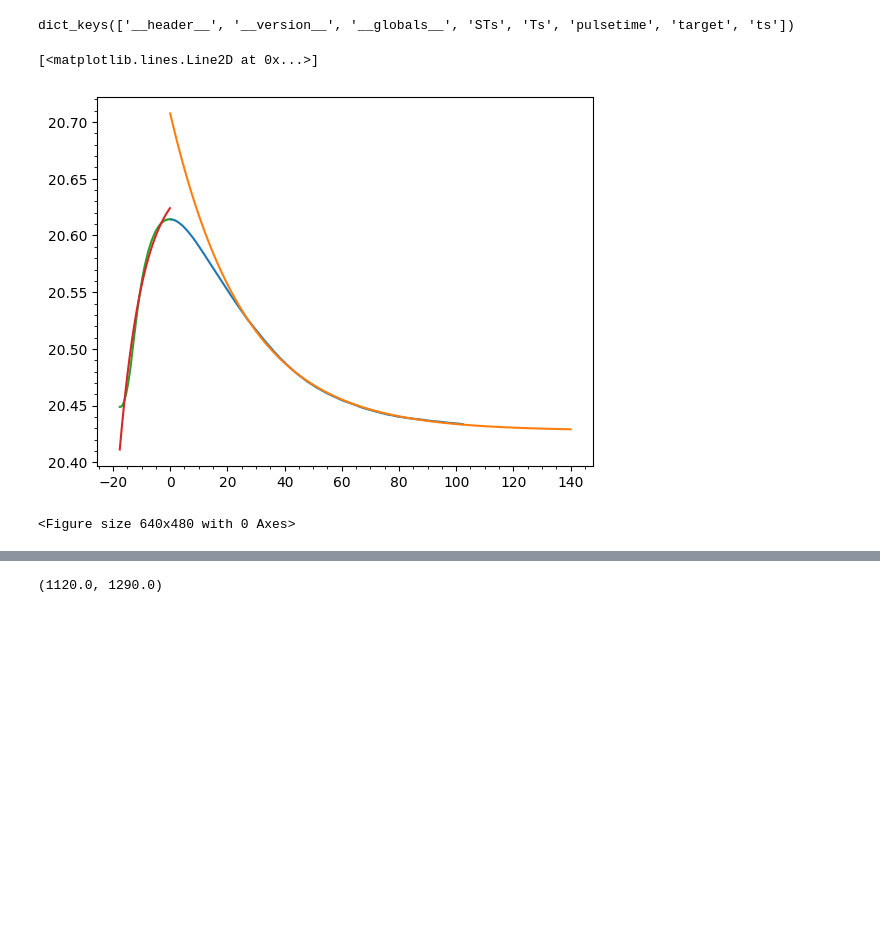
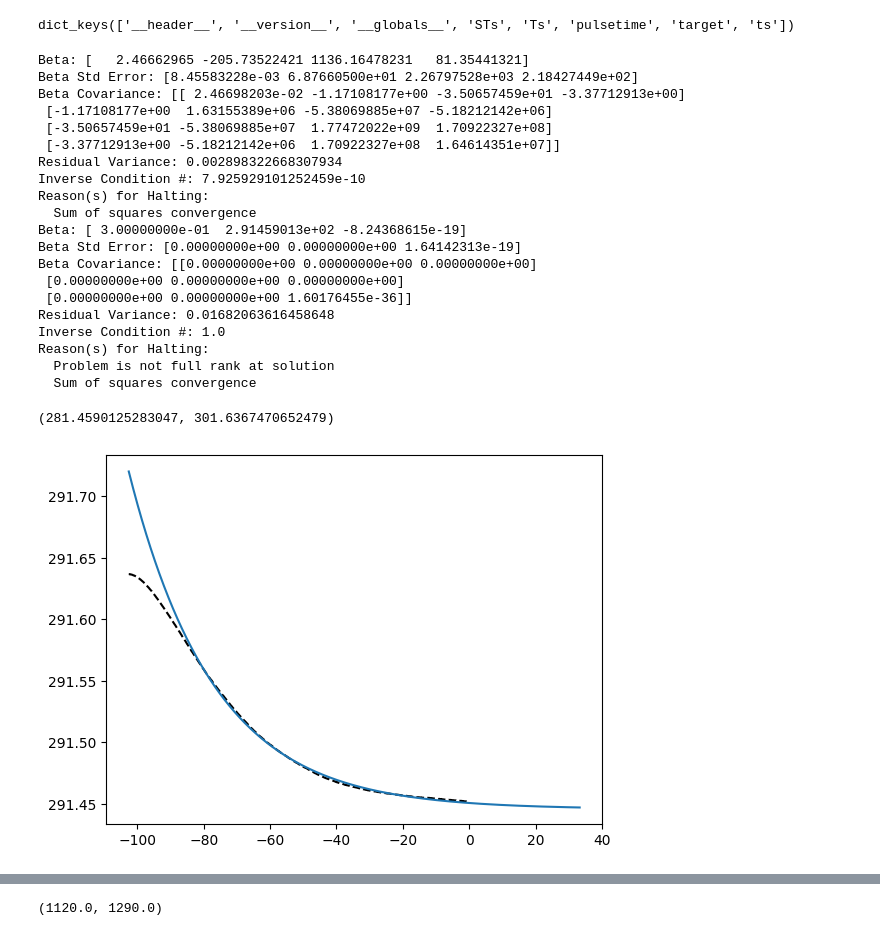
Before and after one commit to cwru-robin/Phys301, a Jupyter notebook: FerroMagnitism/Untitled.ipynb, the cells around one changed output, grey strips where cells are left out. Cells and saved outputs as stored; diff of their text form; code cells hidden in the pictures; blank space fills up the shorter version.

```diff
--- a/FerroMagnitism/Untitled.ipynb
+++ b/FerroMagnitism/Untitled.ipynb
@@ -83,7 +93,7 @@ test7_27[0].keys()
 # %% [output]
 dict_keys(['__header__', '__version__', '__globals__', 'STs', 'Ts', 'pulsetime', 'target', 'ts'])
 # %%
-j=1
+j=6
 rplist=[]
 rclist=[]
 rtaulist=[]
@@ -95,6 +105,7 @@ ftaulist=[]
 plt.figure(0)
 modelfall=Model(tempvtimefallmodel)
 modelrise=Model(tempvtimerisemodel)
+
 for i in test7_27[j:j+1]:
 
     #some use varbles
@@ -102,6 +113,8 @@ for i in test7_27[j:j+1]:
     stop=np.where(find_nearest(i["ts"][0],i["ts"][0][cut]+120)==i["ts"][0])[0][0]
 
     maxi=np.where(np.max(invcalmodel(i["STs"][0][cut:stop:],*calp1))==invcalmodel(i["STs"][0][cut:stop:],*calp1))[0][0]
+
+    mini=np.where(np.min(invcalmodel(i["STs"][0][cut:stop:],*calp1))==invcalmodel(i["STs"][0][cut:stop:],*calp1))[0][0]
 
 
 
@@ -115,52 +128,75 @@ for i in test7_27[j:j+1]:
 
 
     fdata=RealData(i["ts"][0][cut1+maxi:stop:]-i["ts"][0][cut+maxi],
-                  spline(i["ts"][0][cut1+maxi:stop:]-i["ts"][0][cut+maxi]),sy=temperror)
+                  invcalmodel(i["STs"][0][cut1+maxi:stop:],*calp1),sy=temperror)
     mint=np.min(invcalmodel(i["STs"][0][cut:cut+maxi:],*calp1))
     maxt=np.max(invcalmodel(i["STs"][0][cut:cut+maxi:],*calp1))
     min1t=np.min(spline(i["ts"][0][cut1+maxi:stop:]-i["ts"][0][cut+maxi]))
 
-    plt.plot(i["ts"][0][cut+maxi:stop:]-i["ts"][0][cut+maxi],
-                  invcalmodel(i["STs"][0][cut+maxi:stop:],*calp1))
+    plt.plot(i["ts"][0][cut+maxi:stop:]-i["ts"][0][cut+mini],
+                  invcalmodel(i["STs"][0][cut+maxi:stop:],*calp1),"k--")
 
-    fodr=ODR(fdata,modelfall,beta0=[10,maxt+.05,mint])
+    fodr=ODR(fdata,modelfall,beta0=[0.3,80,mint,p0])
     fout=fodr.run()
 
-    plt.plot(i["ts"][0][cut+maxi::]-i["ts"][0][cut+maxi] ,
+    plt.plot(i["ts"][0][cut+maxi::]-i["ts"][0][cut+mini],
              tempvtimefallmodel(p=fout.beta,t=i["ts"][0][cut+maxi::]-i["ts"][0][cut+maxi]))
     fplist.append(fout.beta)
     fclist.append(fout.sd_beta)
-    ftaulist.append([fout.beta[0],maxt-mint])
+    ftaulist.append([fout.beta[0],mint,fout.beta[2],maxt-mint])
+    fout.pprint()
 
     #Rise
-    rdata=RealData(i["ts"][0][cut:cut+maxi:]-i["ts"][0][cut+maxi],
-                  invcalmodel(i["STs"][0][cut:cut+maxi:],*calp1),
-                   sy=temperror)
-    rodr=ODR(rdata,modelrise,beta0=[10,maxt+.05,mint])
+    plt.figure(1)
+    rdata=RealData(i["ts"][0][cut+30:cut+maxi:]-i["ts"][0][cut+mini],
+                  invcalmodel(i["STs"][0][cut+30:cut+maxi:],*calp1),
+                   )
+    rodr=ODR(rdata,modelrise,beta0=[0.3,mint,p0])
     rout=rodr.run()
 
 
 
-    plt.plot(i["ts"][0][cut:cut+maxi:]-i["ts"][0][cut+maxi],
-                  invcalmodel(i["STs"][0][cut:cut+maxi:],*calp1))
+    plt.plot(i["ts"][0][cut+10:cut+maxi:],
+                  invcalmodel(i["STs"][0][cut+10:cut+maxi:],*calp1),"r--")
 
-    plt.plot(i["ts"][0][cut:cut+maxi:]-i["ts"][0][cut+maxi] ,
-             tempvtimerisemodel(p=rout.beta,t=i["ts"][0][cut:cut+maxi:]-i["ts"][0][cut+maxi]))
+    plt.plot(i["ts"][0][cut:cut+maxi:] ,
+             tempvtimerisemodel(p=rout.beta,t=i["ts"][0][cut:cut+maxi:]-i["ts"][0][cut+mini]))
     rplist.append(rout.beta)
     rclist.append(rout.sd_beta)
-    rtaulist.append([rout.beta[0],maxt-mint])
+    rtaulist.append([rout.beta[0],mint,rout.beta[1],maxt-mint])
 
-
-
+    rout.pprint()
+   # plt.ylim(invcalmodel(i["STs"][0][cut:stop:],*calp1)[mini],invcalmodel(i["STs"][0][cut:stop:],*calp1)[maxi])
 plt.minorticks_on()
 plt.figure(1)
 
 plt.figure(2)
 ftaulist=np.array(ftaulist).T
-plt.plot(0.00125*ftaulist[0]/ftaulist[1],".")
-
+plt.plot(ftaulist[2],ftaulist[0],".")
+rtaulist=np.array(rtaulist).T
+#plt.plot(rtaulist[2],rtaulist[0],".")
 #plt.plot(hlist[::][0],plist[::][0],".")
+plt.ylim(mint-10,maxt+10)
 # %% [output]
-[<matplotlib.lines.Line2D at 0x...>]
+Beta: [   2.46662965 -205.73522421 1136.16478231   81.35441321]
+Beta Std Error: [8.45583228e-03 6.87660500e+01 2.26797528e+03 2.18427449e+02]
+Beta Covariance: [[ 2.46698203e-02 -1.17108177e+00 -3.50657459e+01 -3.37712913e+00]
+ [-1.17108177e+00  1.63155389e+06 -5.38069885e+07 -5.18212142e+06]
+ [-3.50657459e+01 -5.38069885e+07  1.77472022e+09  1.70922327e+08]
+ [-3.37712913e+00 -5.18212142e+06  1.70922327e+08  1.64614351e+07]]
+Residual Variance: 0.002898322668307934
+Inverse Condition #: 7.925929101252459e-10
+Reason(s) for Halting:
+  Sum of squares convergence
+Beta: [ 3.00000000e-01  2.91459013e+02 -8.24368615e-19]
+Beta Std Error: [0.00000000e+00 0.00000000e+00 1.64142313e-19]
+Beta Covariance: [[0.00000000e+00 0.00000000e+00 0.00000000e+00]
+ [0.00000000e+00 0.00000000e+00 0.00000000e+00]
+ [0.00000000e+00 0.00000000e+00 1.60176455e-36]]
+Residual Variance: 0.01682063616458648
+Inverse Condition #: 1.0
+Reason(s) for Halting:
+  Problem is not full rank at solution
+  Sum of squares convergence
+(281.4590125283047, 301.6367470652479)
-[figure, old version]
+[figure, new version]
-<Figure size 640x480 with 0 Axes>
```
Also changed, not shown: parts of 7 cells of this notebook.
